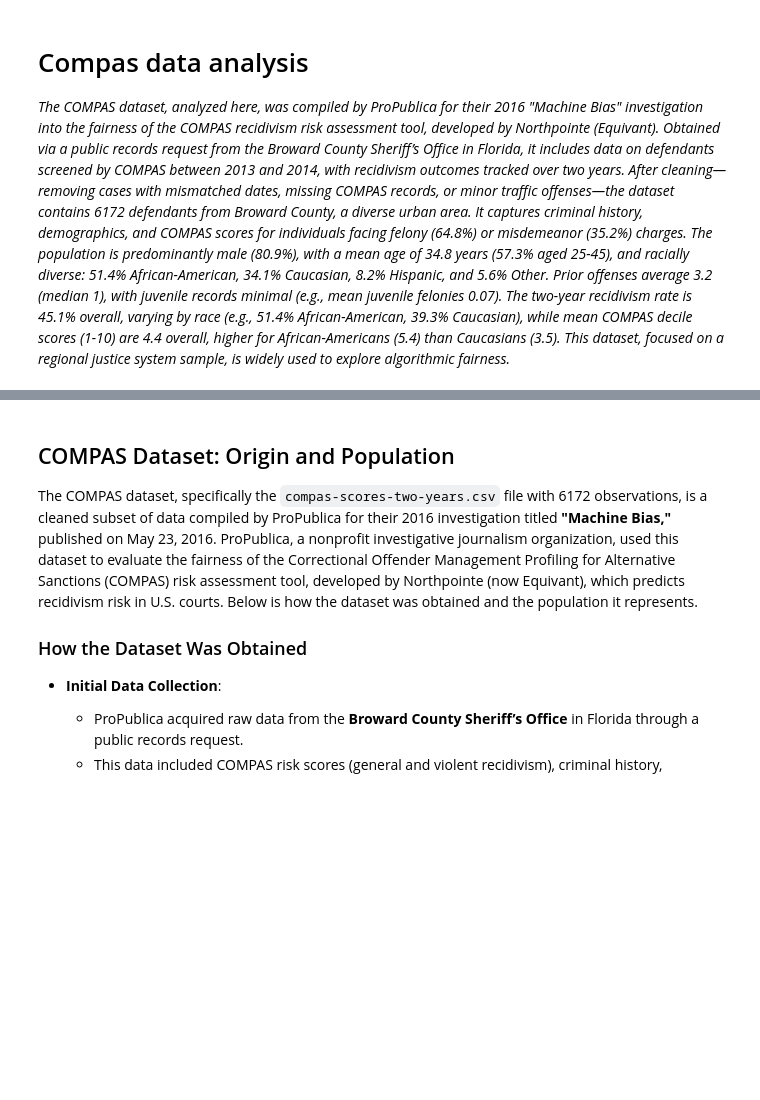
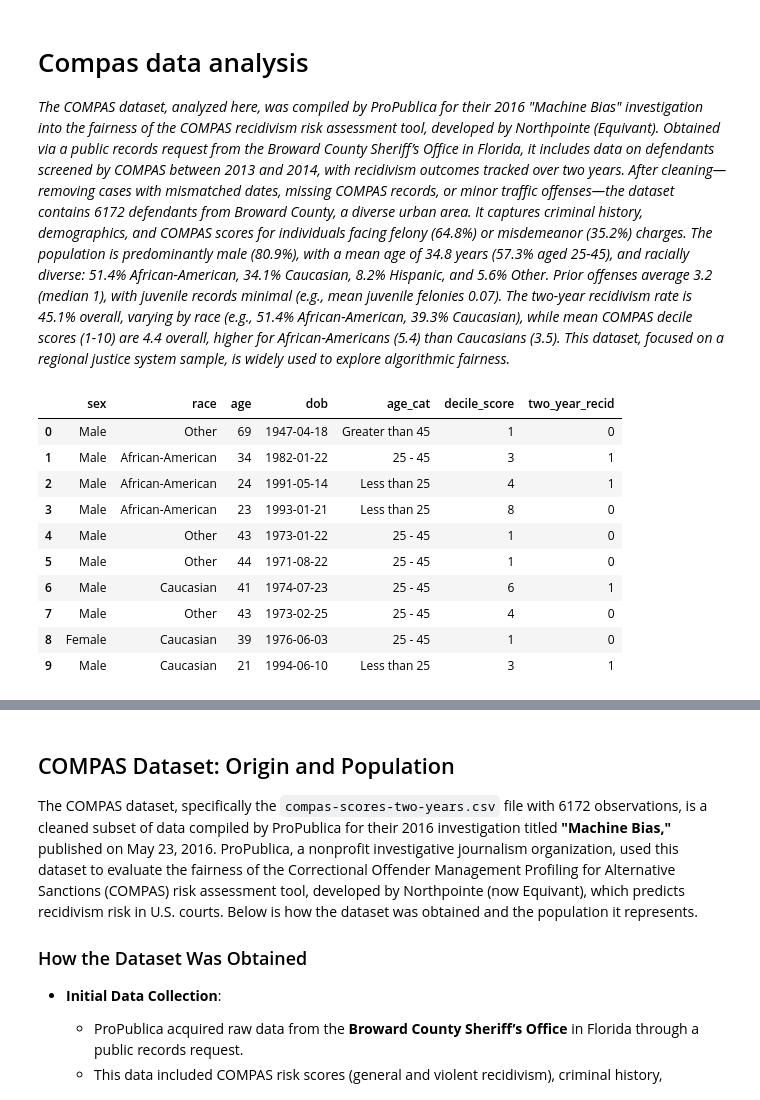
Before and after one commit to reliableai/ai-design, a Jupyter notebook: compas/compas_updated.ipynb, the cells around one changed output, grey strips where cells are left out. Saved outputs shown, nothing was run; the diff lists cells and outputs as text; code cells hidden in the pictures; blank space fills up the shorter version.

```diff
--- a/compas/compas_updated.ipynb
+++ b/compas/compas_updated.ipynb
@@ -16,3 +16,17 @@ from lifelines import CoxPHFitter, KaplanMeierFitter
 # df.to_csv("compas-scores-two-years.csv", index=False)
 df = pd.read_csv("./compas-scores-two-years.csv")
 # df = pd.read_csv("./compas-scores-two-years.csv")
+# %%
+df[["sex", "race", "age", "dob", "age_cat", "decile_score", "two_year_recid"]][:10]
+# %% [output]
+|  | sex | race | age | dob | age_cat | decile_score | two_year_recid |
+| 0 | Male | Other | 69 | 1947-04-18 | Greater than 45 | 1 | 0 |
+| 1 | Male | African-American | 34 | 1982-01-22 | 25 - 45 | 3 | 1 |
+| 2 | Male | African-American | 24 | 1991-05-14 | Less than 25 | 4 | 1 |
+| 3 | Male | African-American | 23 | 1993-01-21 | Less than 25 | 8 | 0 |
+| 4 | Male | Other | 43 | 1973-01-22 | 25 - 45 | 1 | 0 |
+| 5 | Male | Other | 44 | 1971-08-22 | 25 - 45 | 1 | 0 |
+| 6 | Male | Caucasian | 41 | 1974-07-23 | 25 - 45 | 6 | 1 |
+| 7 | Male | Other | 43 | 1973-02-25 | 25 - 45 | 4 | 0 |
+| 8 | Female | Caucasian | 39 | 1976-06-03 | 25 - 45 | 1 | 0 |
+| 9 | Male | Caucasian | 21 | 1994-06-10 | Less than 25 | 3 | 1 |
```
Also changed, not shown: parts of 15 cells of this notebook.
